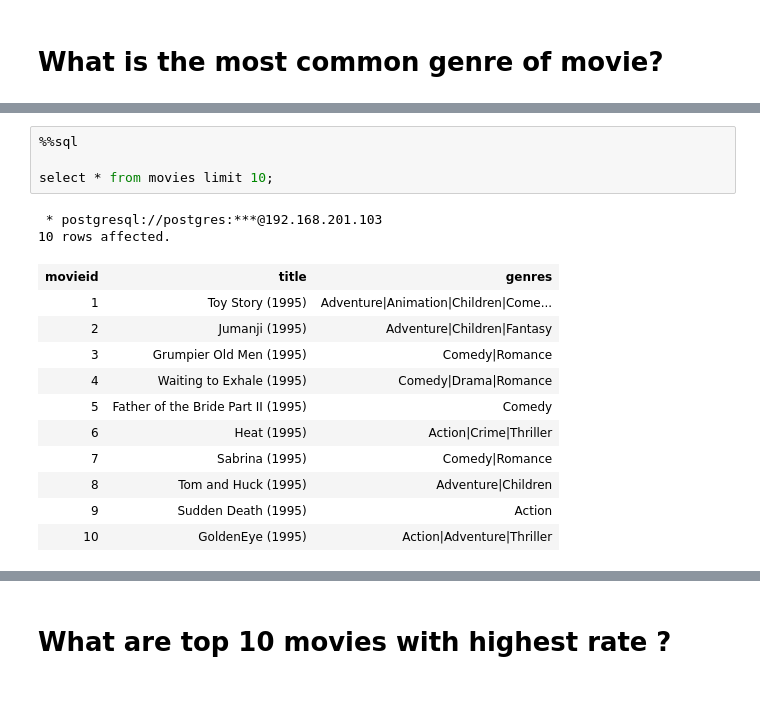
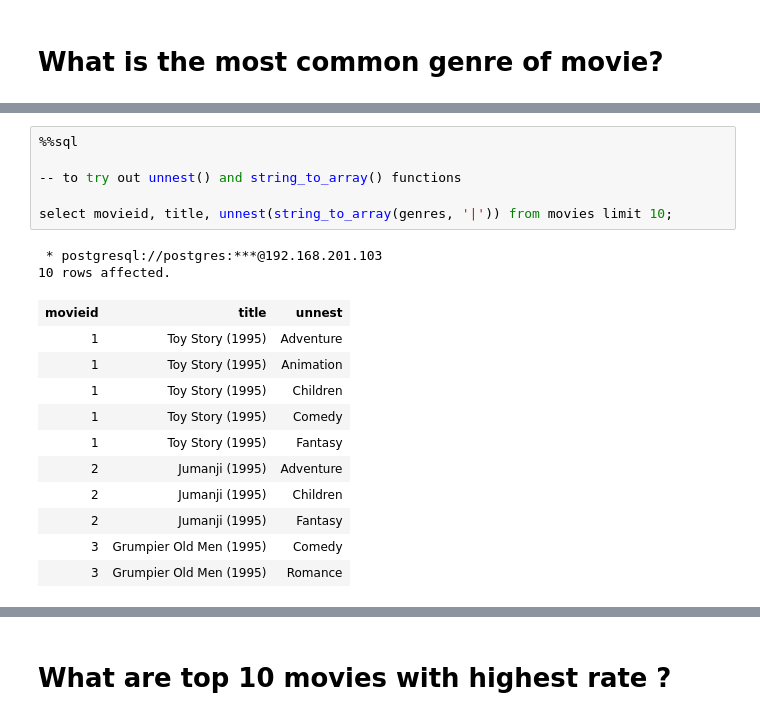
Before and after one commit to mateuszboryn/sample-data-analytics, a Jupyter notebook: notebooks/queries.ipynb, the cells around one changed output, grey strips where cells are left out. Saved outputs shown, nothing was run; the diff lists cells and outputs as text.

```diff
--- a/notebooks/queries.ipynb
+++ b/notebooks/queries.ipynb
@@ -18,18 +38,20 @@ select count(*) from movies;
 # %%
 %%sql
 
-select * from movies limit 10;
+-- to try out unnest() and string_to_array() functions
+
+select movieid, title, unnest(string_to_array(genres, '|')) from movies limit 10;
 # %% [output]
  * postgresql://postgres:***@192.168.201.103
 10 rows affected.
-| movieid | title | genres |
-| 1 | Toy Story (1995) | Adventure|Animation|Children|Come... |
-| 2 | Jumanji (1995) | Adventure|Children|Fantasy |
-| 3 | Grumpier Old Men (1995) | Comedy|Romance |
-| 4 | Waiting to Exhale (1995) | Comedy|Drama|Romance |
-| 5 | Father of the Bride Part II (1995) | Comedy |
-| 6 | Heat (1995) | Action|Crime|Thriller |
-| 7 | Sabrina (1995) | Comedy|Romance |
-| 8 | Tom and Huck (1995) | Adventure|Children |
-| 9 | Sudden Death (1995) | Action |
-| 10 | GoldenEye (1995) | Action|Adventure|Thriller |
+| movieid | title | unnest |
+| 1 | Toy Story (1995) | Adventure |
+| 1 | Toy Story (1995) | Animation |
+| 1 | Toy Story (1995) | Children |
+| 1 | Toy Story (1995) | Comedy |
+| 1 | Toy Story (1995) | Fantasy |
+| 2 | Jumanji (1995) | Adventure |
+| 2 | Jumanji (1995) | Children |
+| 2 | Jumanji (1995) | Fantasy |
+| 3 | Grumpier Old Men (1995) | Comedy |
+| 3 | Grumpier Old Men (1995) | Romance |
```
Also changed, not shown: parts of 7 cells of this notebook, 5 other files.
